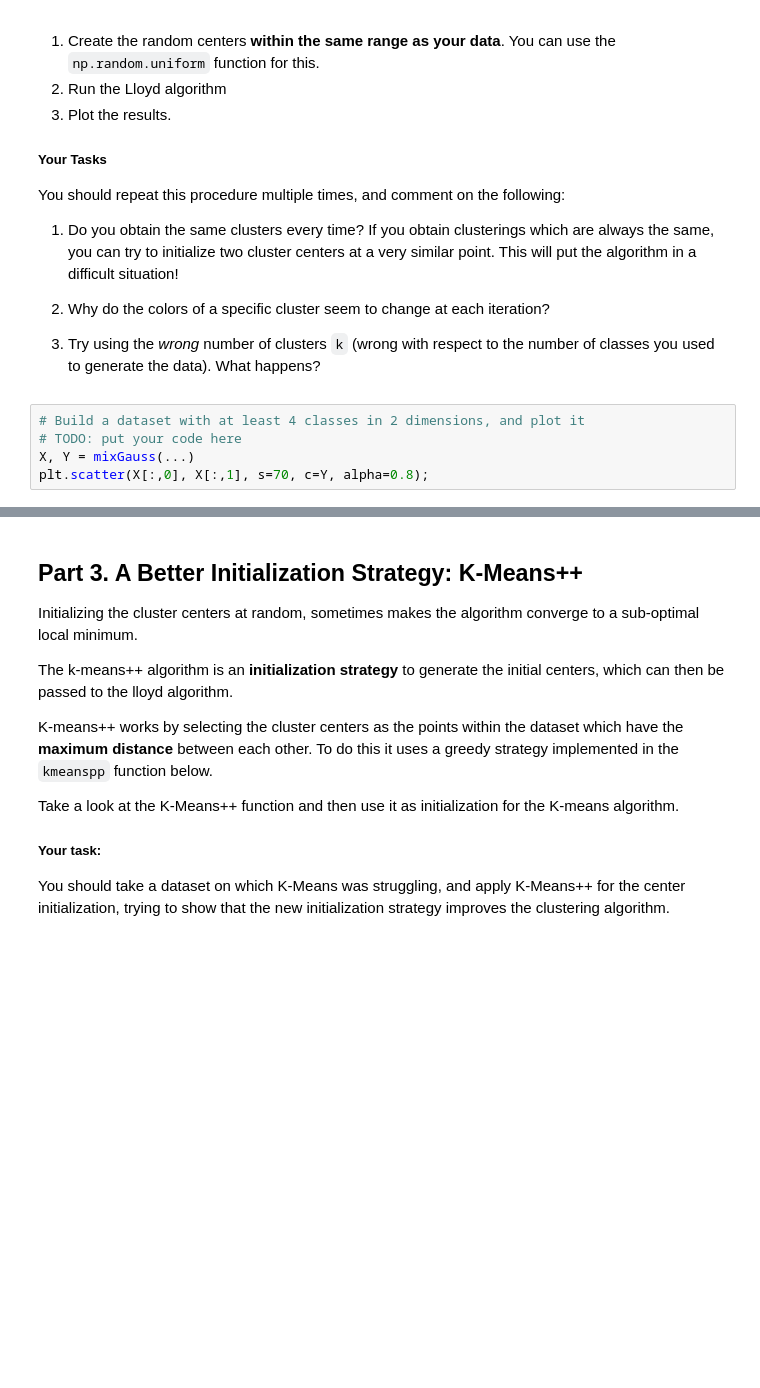
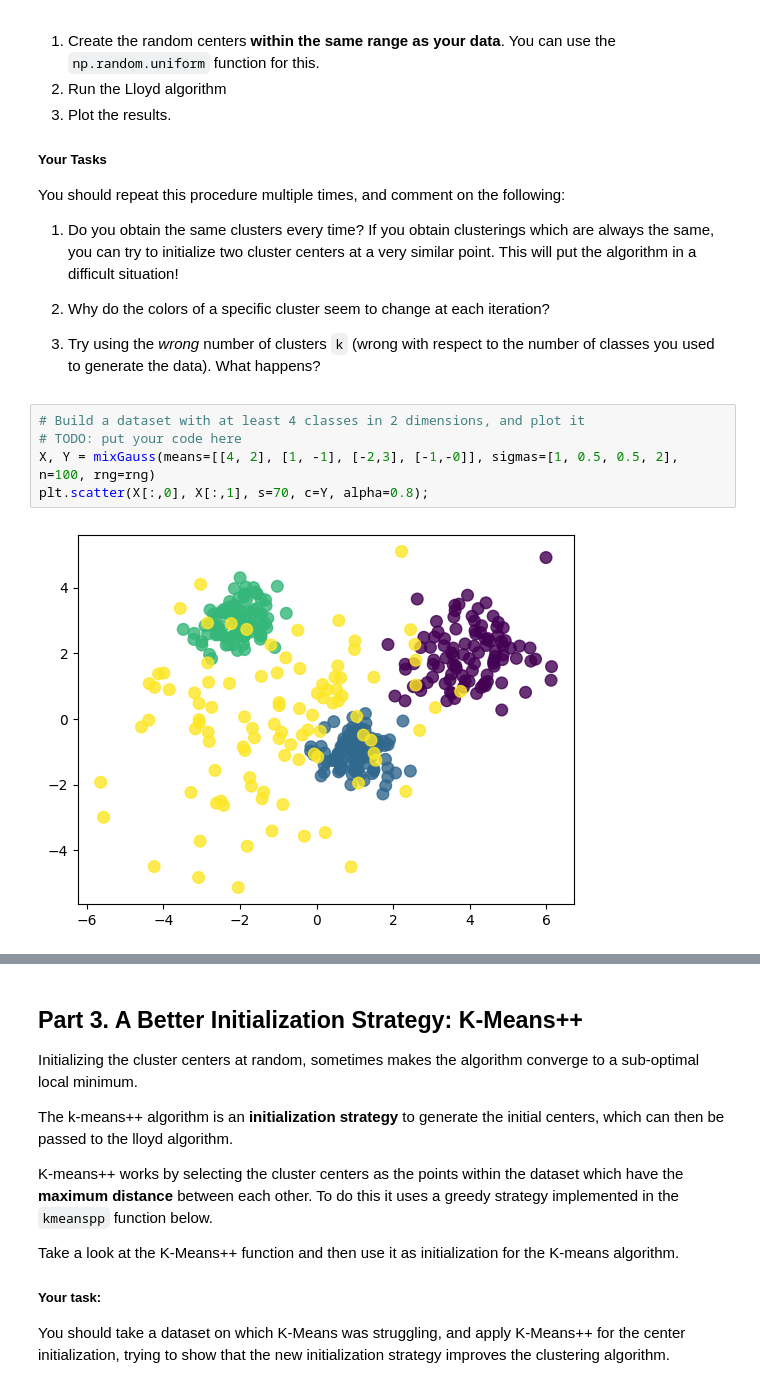
Before and after one commit to mariomine88/Unige_code, a Jupyter notebook: Master/First/ML/lab7/Lab7-KMeans.ipynb, the cells around one changed output, grey strips where cells are left out. Cells and saved outputs as stored; diff of their text form; blank space fills up the shorter version.

```diff
--- a/Master/First/ML/lab7/Lab7-KMeans.ipynb
+++ b/Master/First/ML/lab7/Lab7-KMeans.ipynb
@@ -133,8 +133,10 @@ You should repeat this procedure multiple times, and comment on the following:
 # %%
 # Build a dataset with at least 4 classes in 2 dimensions, and plot it
 # TODO: put your code here
-X, Y = mixGauss(...)
+X, Y = mixGauss(means=[[4, 2], [1, -1], [-2,3], [-1,-0]], sigmas=[1, 0.5, 0.5, 2], n=100, rng=rng)
 plt.scatter(X[:,0], X[:,1], s=70, c=Y, alpha=0.8);
+# %% [output]
+[figure, added]
 # %%
 # Try with a random initialization of the centers.
 # TODO: put your code here
```
Also changed, not shown: parts of 5 cells of this notebook.
